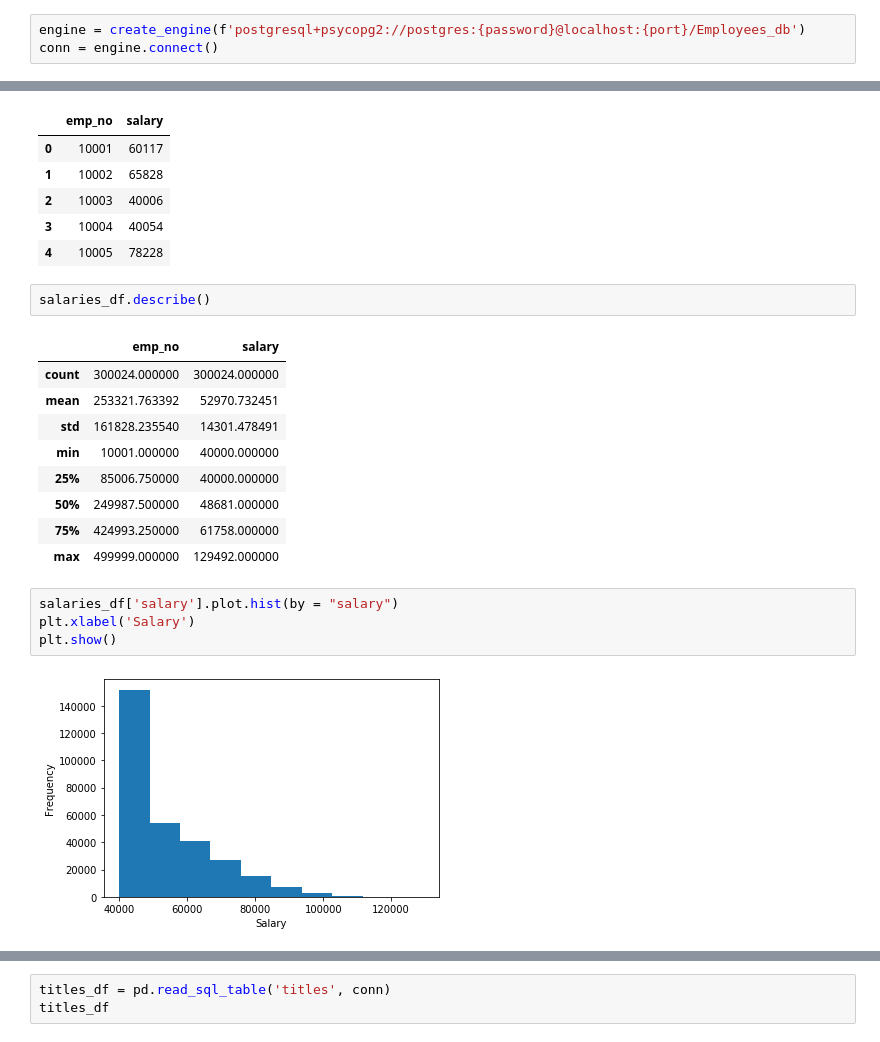
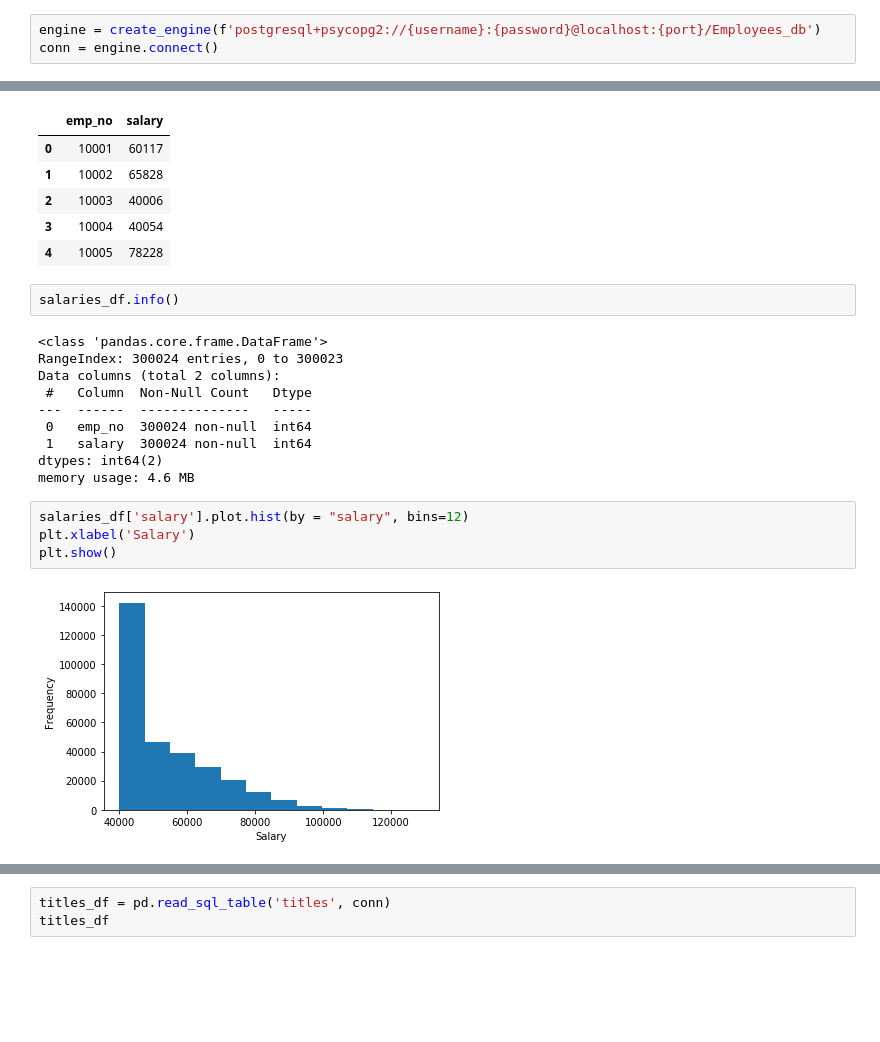
Before and after one commit to jnfost/sql_challenge, a Jupyter notebook: EmployeeSQL/EmployeesInfo.ipynb, the cells around one changed output, grey strips where cells are left out. Cells and saved outputs as stored; diff of their text form; blank space fills up the shorter version.

Commit message:
Checking bins and null values

```diff
--- a/EmployeeSQL/EmployeesInfo.ipynb
+++ b/EmployeeSQL/EmployeesInfo.ipynb
@@ -8,7 +9,7 @@ from sqlalchemy import Table
 from sqlalchemy import MetaData
 import matplotlib.pyplot as plt
 # %%
-engine = create_engine(f'postgresql+psycopg2://postgres:{password}@localhost:{port}/Employees_db')
+engine = create_engine(f'postgresql+psycopg2://{username}:{password}@localhost:{port}/Employees_db')
 conn = engine.connect()
 # %%
 print(engine.table_names())
@@ -25,22 +26,22 @@ salaries_df.head()
 | 3 | 10004 | 40054 |
 | 4 | 10005 | 78228 |
 # %%
-salaries_df.describe()
+salaries_df.info()
 # %% [output]
-|  | emp_no | salary |
-| count | 300024.000000 | 300024.000000 |
-| mean | 253321.763392 | 52970.732451 |
-| std | 161828.235540 | 14301.478491 |
-| min | 10001.000000 | 40000.000000 |
-| 25% | 85006.750000 | 40000.000000 |
-| 50% | 249987.500000 | 48681.000000 |
-| 75% | 424993.250000 | 61758.000000 |
-| max | 499999.000000 | 129492.000000 |
+<class 'pandas.core.frame.DataFrame'>
+RangeIndex: 300024 entries, 0 to 300023
+Data columns (total 2 columns):
+ #   Column  Non-Null Count   Dtype
+---  ------  --------------   -----
+ 0   emp_no  300024 non-null  int64
+ 1   salary  300024 non-null  int64
+dtypes: int64(2)
+memory usage: 4.6 MB
 # %%
-salaries_df['salary'].plot.hist(by = "salary")
+salaries_df['salary'].plot.hist(by = "salary", bins=12)
 plt.xlabel('Salary')
 plt.show()
 # %% [output]
-[figure, old version]
+[figure, new version]
 # %%
 employees_df = pd.read_sql_table('employees', conn)
```
Also changed, not shown: parts of 2 cells of this notebook.
